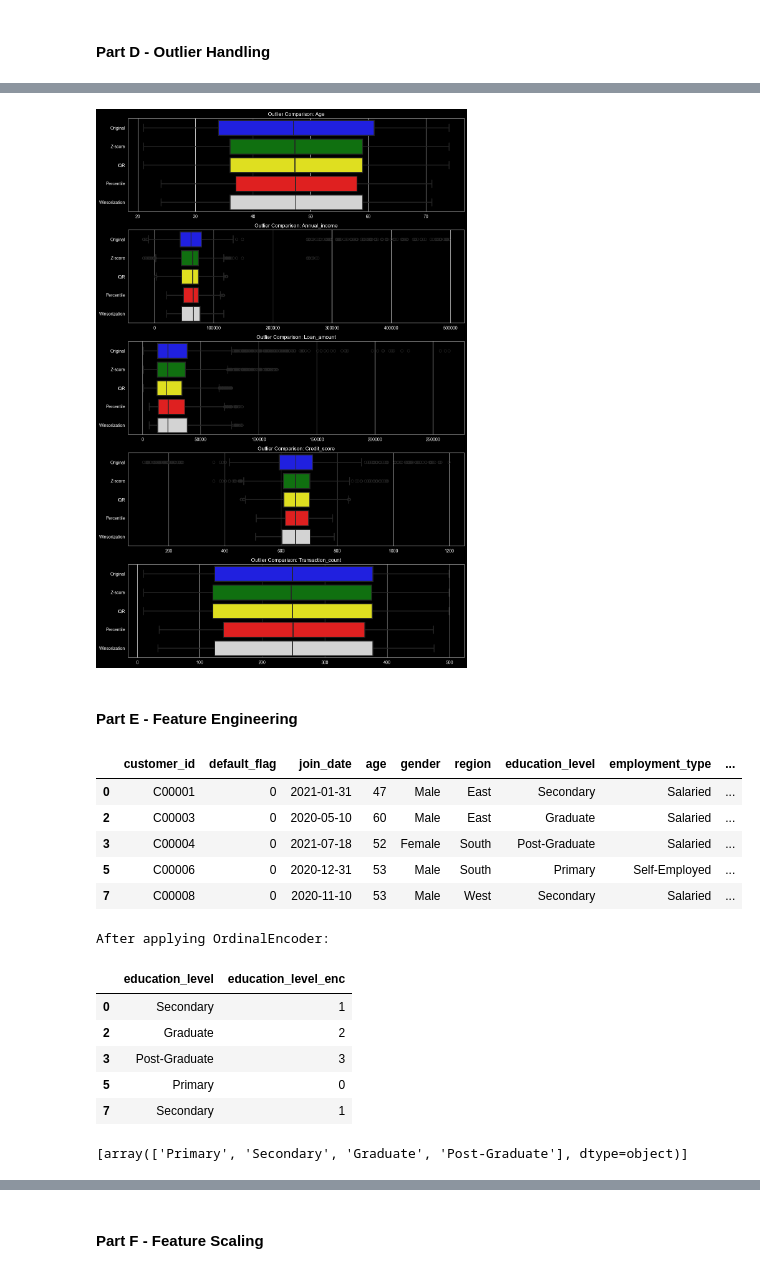
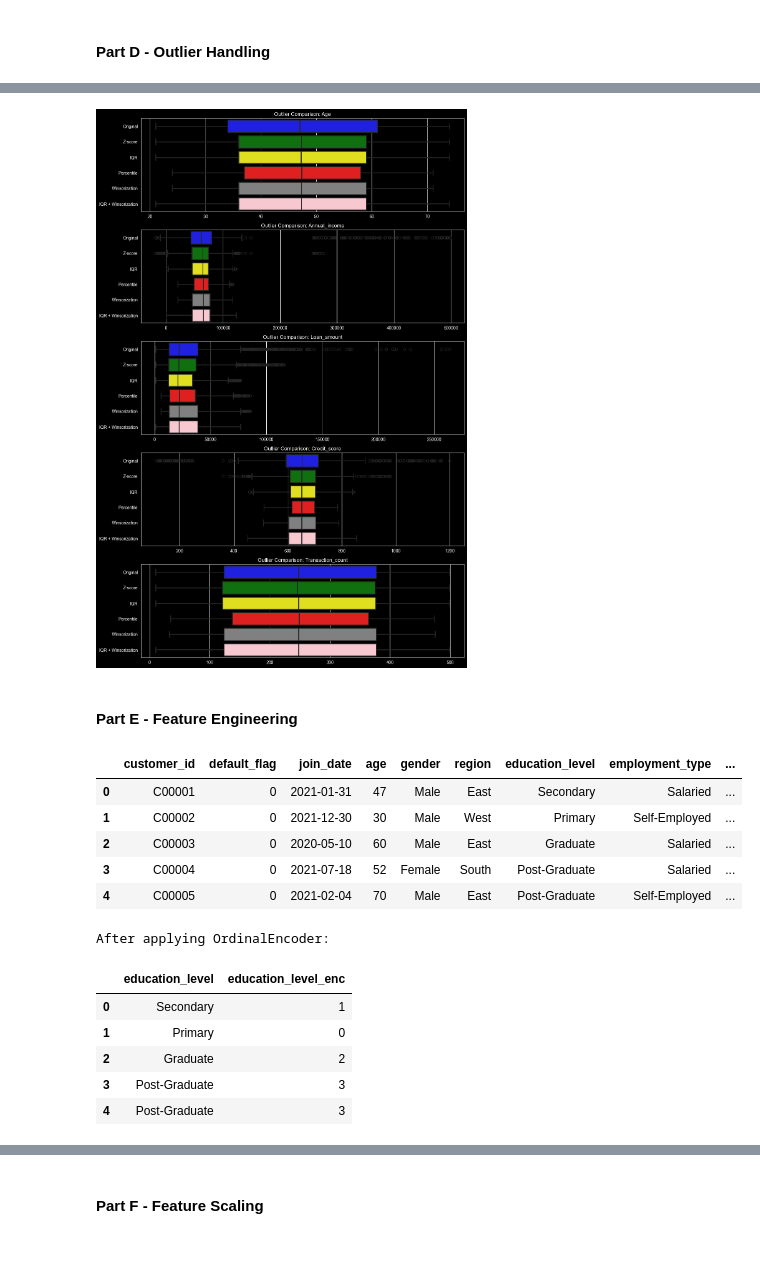
Before and after one commit to krish-desai-123/Data-Preprocessing-and-Feature-Engineering, a Jupyter notebook: Final_Project/holistic_data_preparer.ipynb, the cells around one changed output, grey strips where cells are left out. Saved outputs shown, nothing was run; the diff lists cells and outputs as text; code cells hidden in the pictures.

```diff
--- a/Final_Project/holistic_data_preparer.ipynb
+++ b/Final_Project/holistic_data_preparer.ipynb
@@ -80,7 +232,9 @@ df
 # %%
 # Fix the arrangement of columns
 
-df = df[['customer_id','age','gender','region','education_level','employment_type','annual_income','loan_amount','loan_purpose','credit_score','repayment_history','transaction_count','spending_ratio','join_date','default_flag']]
+df = df[['customer_id', 'age', 'gender', 'region', 'education_level', 'employment_type', 'annual_income', 'loan_amount',
+         'loan_purpose', 'credit_score', 'repayment_history', 'transaction_count', 'spending_ratio', 'join_date',
+         'default_flag']]
 display(df.head())
 # %% [output]
 |  | customer_id | age | gender | region | education_level | employment_type | annual_income | loan_amount | ... |
@@ -502,0 +529,7 @@ Record Removed: 0
+# %%
+# IQR + Winsorization
+
+df_iqr_w = iqr_winsorization(df_mice, cols)
+print('After applying IQR Winsorization')
+print(f'Records Kept: {len(df_iqr_w)} (Zero rows deleted!)')
+display(df_iqr_w.head())
@@ -502,0 +545,4 @@ Record Removed: 0
+# %%
+print('Fix the columns(min value):')
+print(df_iqr_w.min())
+df_iqr_w['annual_income'] = df_iqr_w['annual_income'].abs()
@@ -503,79 +567,77 @@ Record Removed: 0
 # %%
 # Compare
 
 fig, axes = plt.subplots(5, 1, figsize=(12, 18))
 axes = axes.flatten()
 
-
-color = ['blue', 'green', 'yellow', 'red', 'lightgrey']
+color = ['blue', 'green', 'yellow', 'red', 'grey', 'pink']
 
 for i, col in enumerate(cols):
     temp_df = pd.DataFrame({
         'Original': df[col],
         'Z-score': df_z[col],
         'IQR': df_iqr[col],
         'Percentile': df_per[col],
-        'Winsorization': df_win[col]
+        'Winsorization': df_win[col],
+        'IQR + Winsorization': df_iqr_w[col],
     })
     sns.boxplot(
         data=temp_df,
         ax=axes[i],
         palette=color,
         orient='h',
         linewidth=2
     )
 
     axes[i].set_title(f'Outlier Comparison: {col.capitalize()}')
 
 plt.tight_layout()
 plt.show()
 # %% [output]
-[figure, old version]
+[figure, new version]
 # %% [markdown]
 #### Part E - Feature Engineering
 # %%
 # Handle variables
+# We will use df_iqr + winsorization
 
-df_iqr[['age','repayment_history']] = df_iqr[['age','repayment_history']].astype(int)
-df_iqr[['annual_income','loan_amount','credit_score','spending_ratio']] = df_iqr[['annual_income','loan_amount','credit_score','spending_ratio']].round(2)
+df_iqr_w[['age', 'repayment_history']] = df_iqr_w[['age', 'repayment_history']].astype(int)
+df_iqr_w[['annual_income', 'loan_amount', 'credit_score', 'spending_ratio']] = df_iqr_w[
+    ['annual_income', 'loan_amount', 'credit_score', 'spending_ratio']].round(2)
 
-df_iqr['join_date'] = pd.to_datetime(df_iqr['join_date'])
-df_iqr['join_year'] = df_iqr['join_date'].dt.year
-df_iqr['join_month'] = df_iqr['join_date'].dt.month
-df_iqr['join_day'] = df_iqr['join_date'].dt.day
-df_iqr['join_weekday'] = df_iqr['join_date'].dt.weekday
+df_iqr_w['join_date'] = pd.to_datetime(df_iqr_w['join_date'])
+df_iqr_w['join_year'] = df_iqr_w['join_date'].dt.year
+df_iqr_w['join_month'] = df_iqr_w['join_date'].dt.month
+df_iqr_w['join_day'] = df_iqr_w['join_date'].dt.day
+df_iqr_w['join_weekday'] = df_iqr_w['join_date'].dt.weekday
 
-display(df_iqr.head())
-
-df_iqr.drop(columns=['join_year','join_month','join_day','join_weekday'], inplace=True)
+display(df_iqr_w.head())
+drop_(['join_year', 'join_month', 'join_day', 'join_weekday'])
 # %% [output]
 |  | customer_id | default_flag | join_date | age | gender | region | education_level | employment_type | ... |
 | 0 | C00001 | 0 | 2021-01-31 | 47 | Male | East | Secondary | Salaried | ... |
+| 1 | C00002 | 0 | 2021-12-30 | 30 | Male | West | Primary | Self-Employed | ... |
 | 2 | C00003 | 0 | 2020-05-10 | 60 | Male | East | Graduate | Salaried | ... |
 | 3 | C00004 | 0 | 2021-07-18 | 52 | Female | South | Post-Graduate | Salaried | ... |
-| 5 | C00006 | 0 | 2020-12-31 | 53 | Male | South | Primary | Self-Employed | ... |
-| 7 | C00008 | 0 | 2020-11-10 | 53 | Male | West | Secondary | Salaried | ... |
+| 4 | C00005 | 0 | 2021-02-04 | 70 | Male | East | Post-Graduate | Self-Employed | ... |
 # %%
 # Encoding categorical variables
 # OrdinalEncoder
 
-oe = OrdinalEncoder(categories=[['Primary','Secondary','Graduate','Post-Graduate']])
+oe = OrdinalEncoder(categories=[['Primary', 'Secondary', 'Graduate', 'Post-Graduate']])
 
-df_iqr['education_level_enc'] = oe.fit_transform(df_iqr[['education_level']]).astype(int)
+df_iqr_w['education_level_enc'] = oe.fit_transform(df_iqr_w[['education_level']]).astype(int)
 
 print('After applying OrdinalEncoder:')
-display(df_iqr[['education_level','education_level_enc']].head())
-
-oe.categories_
+display(df_iqr_w[['education_level', 'education_level_enc']].head())
 # %% [output]
 After applying OrdinalEncoder:
 |  | education_level | education_level_enc |
 | 0 | Secondary | 1 |
+| 1 | Primary | 0 |
 | 2 | Graduate | 2 |
 | 3 | Post-Graduate | 3 |
-| 5 | Primary | 0 |
-| 7 | Secondary | 1 |
+| 4 | Post-Graduate | 3 |
-[array(['Primary', 'Secondary', 'Graduate', 'Post-Graduate'], dtype=object)]
 # %%
 # LabelEncoder
 # For our dataset, the Label Encoding is not the best choice. I have implemented it here solely to demonstrate the technique and showcase how it transforms categorical strings into integers.
```
Also changed, not shown: parts of 42 cells of this notebook, 2 other files.
